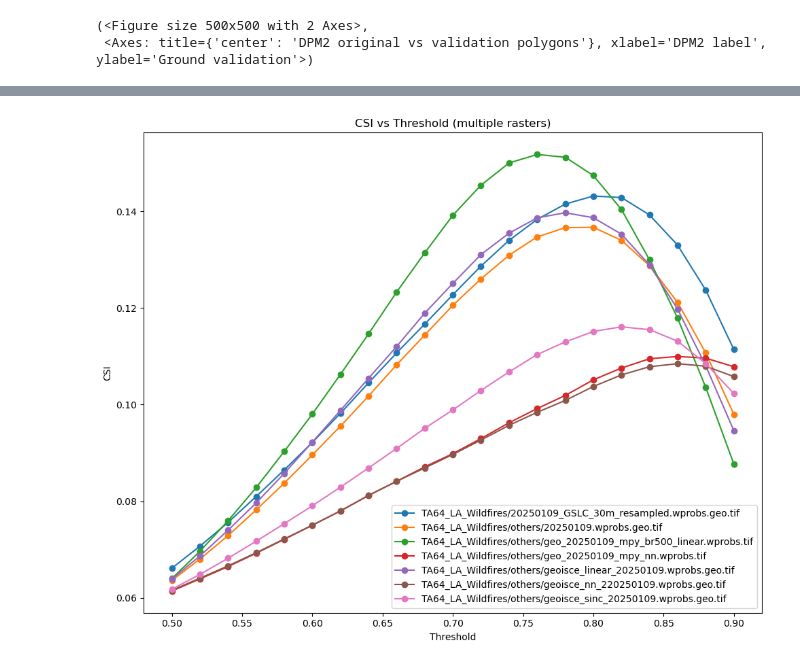
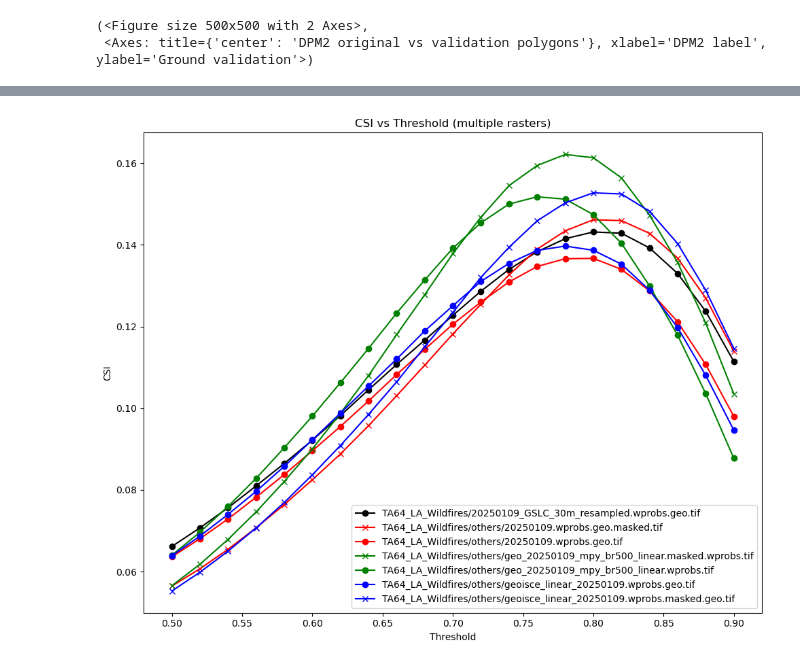
Before and after one commit to shitong01/metrics_notebook, a Jupyter notebook: metrics_calc.ipynb, the cells around one changed output, grey strips where cells are left out. Drawn from its saved outputs; the diff is of its cells as text; code cells hidden in the pictures.

```diff
--- a/metrics_calc.ipynb
+++ b/metrics_calc.ipynb
@@ -29,13 +29,16 @@ gpkg_layer = None                      # e.g. "my_layer" (or None to use default
 eval_bounds_geojson_path = "TA64_LA_Wildfires/Closest_to_Sentinel-1_t064a_CA_Perimeters_NIFC_FIRIS_20250203T072944EvalBounds.geojson"   # has property "mission"
 
 target_raster_paths = [
+    "TA64_LA_Wildfires/others/20250109.wprobs.geo.masked.tif",
     "TA64_LA_Wildfires/others/20250109.wprobs.geo.tif",
     # "TA64_LA_Wildfires/others/geo_20250109_mpy_linear.wprobs.tif",
+    "TA64_LA_Wildfires/others/geo_20250109_mpy_br500_linear.masked.wprobs.tif",
     "TA64_LA_Wildfires/others/geo_20250109_mpy_br500_linear.wprobs.tif",
-    "TA64_LA_Wildfires/others/geo_20250109_mpy_nn.wprobs.tif",
-    "TA64_LA_Wildfires/others/geoisce_nn_220250109.wprobs.geo.tif",
+    # "TA64_LA_Wildfires/others/geo_20250109_mpy_nn.wprobs.tif",
+    # "TA64_LA_Wildfires/others/geoisce_nn_220250109.wprobs.geo.tif",
+    "TA64_LA_Wildfires/others/geoisce_linear_20250109.wprobs.masked.geo.tif",
     "TA64_LA_Wildfires/others/geoisce_linear_20250109.wprobs.geo.tif",
-    "TA64_LA_Wildfires/others/geoisce_sinc_20250109.wprobs.geo.tif",
+    # "TA64_LA_Wildfires/others/geoisce_sinc_20250109.wprobs.geo.tif",
     "TA64_LA_Wildfires/20250109_GSLC_30m_resampled.wprobs.geo.tif"
     # "TA64_LA_Wildfires/others/20250109.wprobs.geo.tif"
 ]
@@ -514,14 +546,43 @@ plt.show()
 #     plt.show()
 # %%
 plt.figure(figsize=(10, 8))
-for raster, dfg in df_metrics.groupby("raster"):
-    plt.plot(dfg["thresh"], dfg["csi"], marker="o", label=raster)
+
+# rasters = df_metrics["raster"].unique()
+# cmap = plt.cm.viridis  # try: plasma, turbo, inferno, magma
+# colors = cmap(np.linspace(0, 1, len(rasters)))
+colors = {"geoisce": "blue", "mpy": "green", "GSLC": "black"}
+
+for raster, dfg in  df_metrics.groupby("raster"):
+
+    color = next(
+        (c for k, c in colors.items() if k in raster),
+        "red"
+    )
+
+    if "mask" in raster:
+
+        plt.plot(
+        dfg["thresh"],
+        dfg["csi"],
+        marker="x",
+        color=color,
+        label=raster
+    )
+
+    else:
+        plt.plot(
+        dfg["thresh"],
+        dfg["csi"],
+        marker="o",
+        color=color,
+        label=raster
+    )
 
 plt.xlabel("Threshold")
 plt.ylabel("CSI")
 plt.title("CSI vs Threshold (multiple rasters)")
 plt.legend()
 plt.tight_layout()
 plt.show()
 # %% [output]
-[figure, old version]
+[figure, new version]
```
Also changed, not shown: parts of 5 cells of this notebook, 3 other files.
